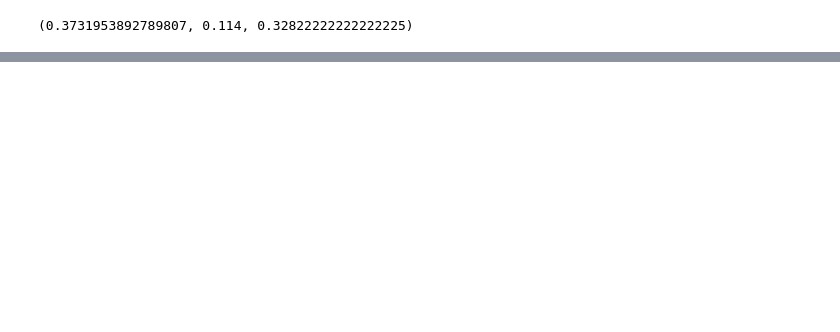
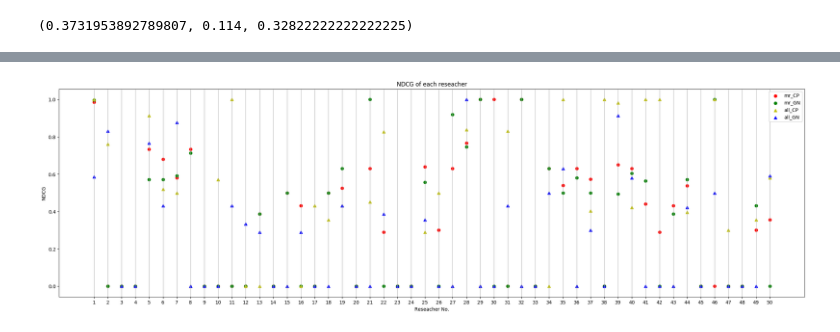
Before and after one commit to XueliPan/scholarly_paper_recommendatation, a Jupyter notebook: evaluation.ipynb, the cells around one changed output, grey strips where cells are left out. Drawn from its saved outputs; the diff is of its cells as text; code cells hidden in the pictures; blank space fills up the shorter version.

Commit message:
add NDCG for each researcher

```diff
--- a/evaluation.ipynb
+++ b/evaluation.ipynb
@@ -183,35 +183,40 @@ def get_ndcg_p_mrr(data,ground_truth,num_user,k,rank_matrix_file):
     :param num_user: number of users, there are 50 researchers in this experiment
     :param k: recommend top k items for each user
     :param rank_matrix_file: output file to save rank matrix
-    :return (average_ndcg,average_precision,mrr)
+    :return (average_ndcg, average_precision, mrr, metrics4each_user)
     """
     # rename all items in the rank list for all users
     ground_truth = pd.read_csv(ground_truth, index_col=0)
     ranking_df = rename_rank_item(data,num_user)
     rank_matrix = iter_rank_ls(ranking_df, ground_truth,num_user,k)
+    metrics4each_user = {}
     # save this rank_matrix locally for further analysis
     pd.DataFrame.from_dict(rank_matrix).to_csv(rank_matrix_file, index=False)
 
     # get mean ndcg for the ranking matrix of 50 researchers
     average_ndcg = get_avg_ndcg(rank_matrix)
+    metrics4each_user['NDCG@10'] = average_ndcg[1]
     for r in range(1,num_user+1,1):
         print('the ndcg for researcher {} is: {}'.format(r, average_ndcg[1][r-1]))
 
     # ge average precision for the ranking result of 50 researcher
     average_precision = avg_precision(rank_matrix)
+    metrics4each_user['P@10'] = average_precision[1]
     for r in range(1,num_user+1,1):
         print('the precision for researcher {} is: {}'.format(r, average_precision[1][r-1]))
 
     # get mean reciprocal rank for the ranking result of 50 researcher
     mrr = mean_reciprocal_rank(rank_matrix)
+    metrics4each_user['RR'] = mrr[1]
     for r in range(1,num_user+1,1):
         print('the reciprocal rank  for researcher {} is: {}'.format(r, mrr[1][r-1]))
 
-    print('the average ndcg for all researchers is: {}'.format(mean_ndcg))
+    print('the average ndcg for all researchers is: {}'.format(average_ndcg))
     print('the average precision for all researchers is: {}'.format(average_precision[0]))
     print('the mean reciprocal rank for all researchers is: {}'.format(mrr[0]))
 
-    return(average_ndcg[0],average_precision[0],mrr[0])
+
+    return(average_ndcg[0],average_precision[0],mrr[0],metrics4each_user)
 # %%
 # computing metrics when using only most recent paper to construct user profile
 data_1 = 'rank_result_rm/rank_result_CP.csv'
@@ -254,11 +259,14 @@ metrics_mr_GN
 # %%
 # computing metrics when using all publications with equal weight to construct user profile
 data_3 = 'rank_result_all/rank_result_CP.csv'
+data_4 = 'rank_result_all/rank_result_GN.csv'
 ground_truth = 'user_profiles/ground_truth.csv'
 num_user = 50
 k = 10
 rank_matrix_file_3 = 'rank_result_all/rank_matrix_CP.csv'
+rank_matrix_file_4 = 'rank_result_all/rank_matrix_GN.csv'
 metrics_all_CP = get_ndcg_p_mrr(data_3,ground_truth,num_user,k,rank_matrix_file_3)
+metrics_all_GN = get_ndcg_p_mrr(data_4,ground_truth,num_user,k,rank_matrix_file_4)
 # %% [output]
 the ndcg for researcher 1 is: 1.0
 the ndcg for researcher 2 is: 0.7611740324495944
@@ -283,0 +296,2 @@ metrics_all_CP
+# %%
+ndcg4each_user = [metrics_mr_CP[3]['NDCG@10'], metrics_mr_GN[3]['NDCG@10'], metrics_all_CP[3]['NDCG@10'],metrics_all_GN[3]['NDCG@10']]
@@ -283,0 +316,22 @@ metrics_all_CP
+# %%
+import matplotlib.pyplot as plt
+x_data = list(range(1,51,1))
+y1_data = ndcg4each_user[0]
+y2_data = ndcg4each_user[1]
+y3_data = ndcg4each_user[2]
+y4_data = ndcg4each_user[3]
+
+plt.figure(figsize=(28,8), dpi= 100)
+l1 = plt.scatter(x_data, y1_data, c = 'r', marker = 'o', label = "mr_CP")
+l2 = plt.scatter(x_data, y2_data, c = 'g', marker = 'o', label = "mr_GN")
+l3 = plt.scatter(x_data, y3_data, c = 'y', marker = '^', label = "all_CP")
+l4 = plt.scatter(x_data, y4_data, c = 'b', marker = '^', label = "all_GN")
+plt.xlabel('Reseacher No.')#设置x轴的标签
+plt.ylabel('NDCG')#设置y轴的标签
+plt.xticks(x_data[::1])
+plt.title('NDCG of each reseacher')#设置图表标题
+plt.grid(axis = 'x')
+plt.legend()
+plt.show()
+# %% [output]
+[figure, added]
```
Also changed, not shown: parts of 10 cells of this notebook.
